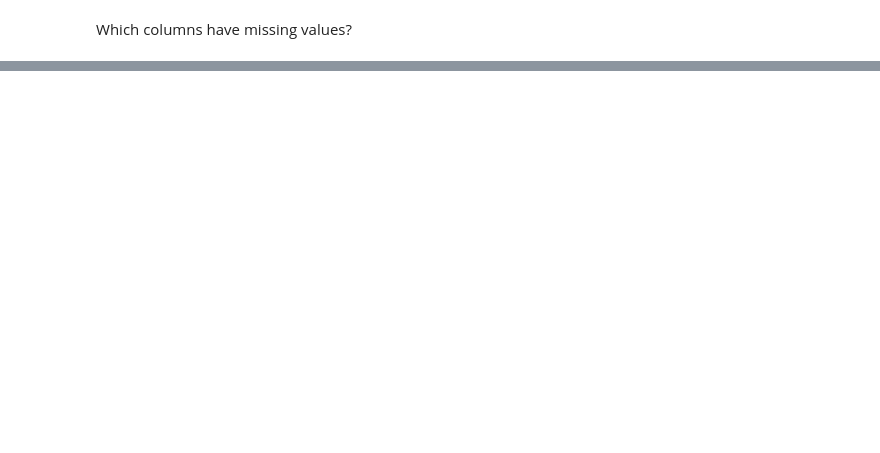
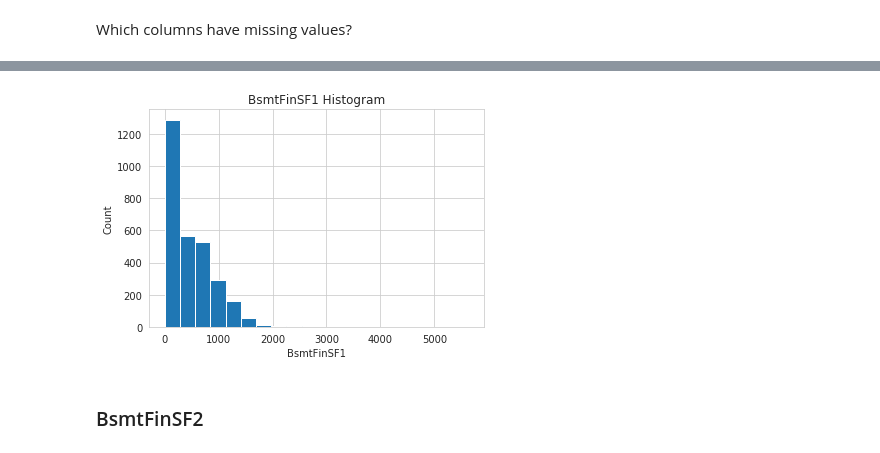
Before and after one commit to nt-ds/practice-handling-missing-data, a Jupyter notebook: notebook/Practice_Handling_Missing_Data.ipynb, the cells around one changed output, grey strips where cells are left out. Saved outputs shown, nothing was run; the diff lists cells and outputs as text; code cells hidden in the pictures; blank space fills up the shorter version.

```diff
--- a/notebook/Practice_Handling_Missing_Data.ipynb
+++ b/notebook/Practice_Handling_Missing_Data.ipynb
@@ -122,0 +235,9 @@ Index(['MSZoning', 'LotFrontage', 'Alley', 'Utilities', 'Exterior1st',
+# %%
+ih.BsmtFinSF1.hist(bins=20);
+plt.title("BsmtFinSF1 Histogram");
+plt.xlabel("BsmtFinSF1");
+plt.ylabel("Count");
+# %% [output]
+[figure, added]
+# %% [markdown]
+### BsmtFinSF2
```
Also changed, not shown: parts of 36 cells of this notebook.
